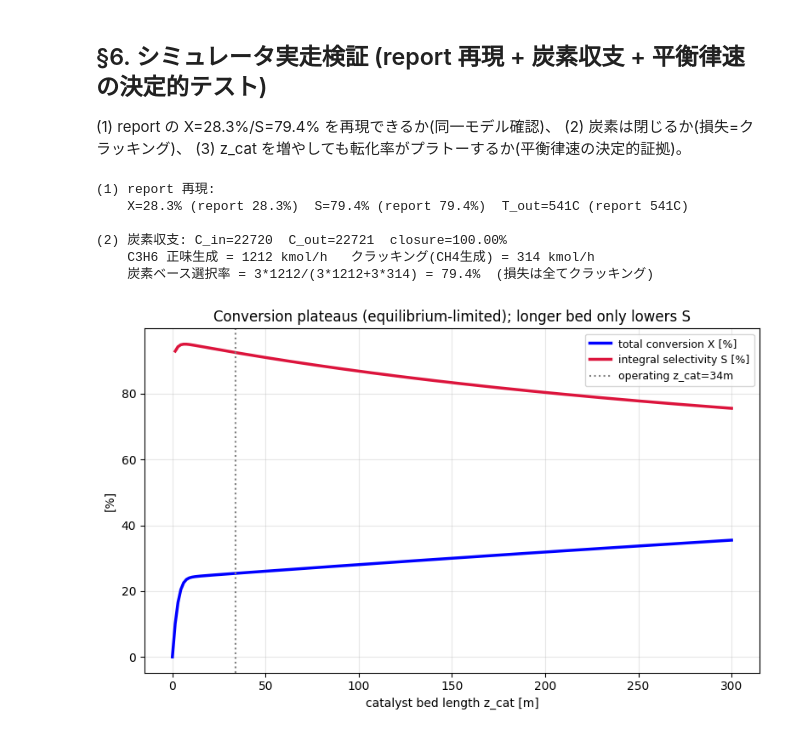
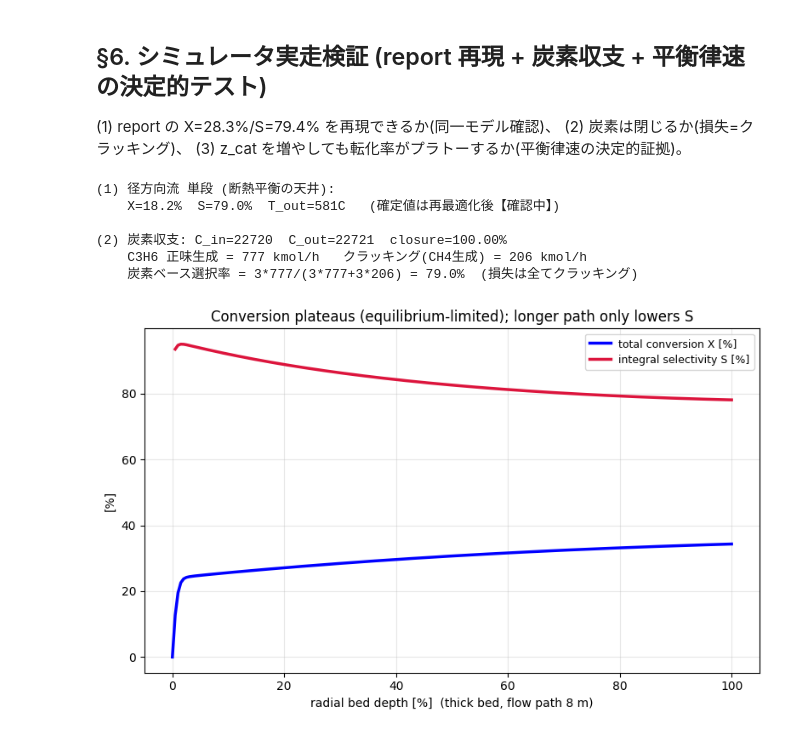
Before and after one commit to englander1996-boop/pdh_simulator, a Jupyter notebook: monitor/reactor_conversion_ceiling.ipynb, the cells around one changed output. Saved outputs shown, nothing was run; the diff lists cells and outputs as text; code cells hidden in the pictures.

```diff
--- a/monitor/reactor_conversion_ceiling.ipynb
+++ b/monitor/reactor_conversion_ceiling.ipynb
@@ -456,56 +489,63 @@ print('     S~80% は「物理上限」ではなく CAPEX とのトレードオ
 (2) 炭素は閉じるか(損失=クラッキング)、
 (3) z_cat を増やしても転化率がプラトーするか(平衡律速の決定的証拠)。
 # %%
-# (1) report 再現
-r = simulate_swing_reactor_system(DesignVars(T_in=T_IN, z_cat=Z, t_cyc=TC, D=D), feed, fixed)
+# (1) 径方向流 単段の再現 (確定設計点の数値は再最適化後【確認中】)
+r = simulate_radial_flow_reactor_system(design1, feed, fixed)
 Fo = r.effluent.F_out_avg
-print('(1) report 再現:')
-print(f'    X={r.performance.Conversion:.1f}% (report 28.3%)  '
-      f'S={r.performance.Selectivity:.1f}% (report 79.4%)  '
-      f'T_out={r.effluent.T_out_avg-273.15:.0f}C (report 541C)')
+print('(1) 径方向流 単段 (断熱平衡の天井):')
+print(f'    X={r.performance.Conversion:.1f}%  S={r.performance.Selectivity:.1f}%  '
+      f'T_out={r.effluent.T_out_avg-273.15:.0f}C   (確定値は再最適化後【確認中】)')
 
 # (2) 炭素収支 (C 原子: C3=3, C2=2, C1=1)
 Cin  = 3*A0 + 3*B0
 Cout = 3*Fo['A'] + 3*Fo['B'] + 2*Fo['D'] + 1*Fo['E'] + 2*Fo['F']
 prop_made = Fo['B'] - B0
 crack     = Fo['E']                       # CH4 = r2 進行量の指標
 print(f'\n(2) 炭素収支: C_in={Cin:.0f}  C_out={Cout:.0f}  closure={Cout/Cin*100:.2f}%')
 print(f'    C3H6 正味生成 = {prop_made:.0f} kmol/h   クラッキング(CH4生成) = {crack:.0f} kmol/h')
-print(f'    炭素ベース選択率 = 3*{prop_made:.0f}/(3*{prop_made:.0f}+3*{crack:.0f}) '
-      f'= {3*prop_made/(3*prop_made+3*crack)*100:.1f}%  (損失は全てクラッキング)')
+if prop_made > 0 and crack > 0:
+    print(f'    炭素ベース選択率 = 3*{prop_made:.0f}/(3*{prop_made:.0f}+3*{crack:.0f}) '
+          f'= {3*prop_made/(3*prop_made+3*crack)*100:.1f}%  (損失は全てクラッキング)')
 
-# (3) z_cat プラトー: 直接 ODE (SV制約を回避、t=0新鮮触媒) で z をぐっと伸ばす
-y0 = np.array([F_IN[c]*1000.0/3600.0 for c in _COMPS] + [T_IN])
-sol_long = solve_ivp(lambda z, y: _ode_axial(z, y, a0, A_cross, fixed.eps, P),
-                     (0, 300), y0, method='Radau', rtol=1e-6, atol=1e-9, dense_output=True)
-zlong = np.linspace(0, 300, 200)
+# (3) 平衡律速の決定的テスト: 床厚 Δr を極端に厚く (流路を長く) しても転化率はプラトーするか
+#     t=0 新鮮触媒で径方向 ODE を厚い床 (Δr=8m) に通し、床深さに対する X を見る
+a0 = calc_a(0.0, T_IN, P)
+ri_th = D_INNER/2.0; ro_th = ri_th + 8.0      # 厚い環状床 (Δr=8m)
+Vth = math.pi*(ro_th**2 - ri_th**2)*H*(1-fixed.eps)
+Npar_th = max(math.ceil(Vth/fixed.V_cat_max_per_vessel), 1)
+y0 = np.array([F_IN[c]*1000.0/3600.0 for c in _COMPS] + [T_IN, P])
+sol_long = solve_ivp(lambda r, y: _ode_radial(r, y, a0, H, fixed.eps, fixed.eps_bed,
+                                              fixed.d_p_m, fixed.sphericity, Npar_th),
+                     (ro_th, ri_th), y0, method='Radau', rtol=1e-6, atol=1e-9, dense_output=True)
+rr = np.linspace(ro_th, ri_th, 200)
+depth = (ro_th - rr)/(ro_th - ri_th)*100
 Xtot_long, Sint_long = [], []
-for z in zlong:
-    y = sol_long.sol(z); F = np.maximum(y[:6], 0.0)
-    Fk = F*3600/1000
-    Xt = (A0 - Fk[0])/A0*100
+for rv in rr:
+    y = sol_long.sol(rv); F = np.maximum(y[:6], 0.0); Fk = F*3600/1000
     dA = A0 - Fk[0]; dB = Fk[1] - B0
-    Xtot_long.append(Xt); Sint_long.append(dB/dA*100 if dA > 0 else np.nan)
+    Xtot_long.append(dA/A0*100); Sint_long.append(dB/dA*100 if dA > 0 else np.nan)
 
 fig, ax = plt.subplots(figsize=(8, 5))
-ax.plot(zlong, Xtot_long, color='blue', lw=2.5, label='total conversion X [%]')
-ax.plot(zlong, Sint_long, color='crimson', lw=2.5, label='integral selectivity S [%]')
-ax.axvline(Z, color='gray', ls=':', label=f'operating z_cat={Z:.0f}m')
-ax.set_xlabel('catalyst bed length z_cat [m]'); ax.set_ylabel('[%]')
-ax.set_title('Conversion plateaus (equilibrium-limited); longer bed only lowers S')
+ax.plot(depth, Xtot_long, color='blue', lw=2.5, label='total conversion X [%]')
+ax.plot(depth, Sint_long, color='crimson', lw=2.5, label='integral selectivity S [%]')
+ax.set_xlabel('radial bed depth [%]  (thick bed, flow path 8 m)'); ax.set_ylabel('[%]')
+ax.set_title('Conversion plateaus (equilibrium-limited); longer path only lowers S')
 ax.legend(fontsize=9); ax.grid(True, alpha=0.3)
 plt.tight_layout(); plt.show()
+print(f'\n(3) 厚い床(流路8m, t=0): 出口 X={Xtot_long[-1]:.1f}%  '
+      f'→ 流路を伸ばしても転化率は断熱平衡で頭打ち = 速度律速でなく平衡律速。')
+print('    一方 S は床を伸ばすほど低下(後半は r2 のみ進行)。これがリサイクル必須・多段化の動機。')
 
-i33 = np.argmin(abs(zlong-Z)); i300 = -1
-print(f'\n(3) z_cat 掃引 (t=0): z={Z:.0f}m -> X={Xtot_long[i33]:.1f}%,  '
-      f'z=300m -> X={Xtot_long[i300]:.1f}%')
-print('    9倍の床長でも転化率はわずかしか増えない = 速度律速でなく平衡律速。')
-print('    一方 S は床を伸ばすほど低下(後半は r2 のみ進行)。')
+# (4) 天井を越える唯一の手段 = 多段化 (段間再加熱)。詳細は stage_comparison.ipynb
+r3 = simulate_radial_multibed_reactor_system(design1, feed, fixed, n_beds=3)
+print(f'\n(4) 3段化(段間再加熱)で単段の天井を越える:')
+print(f'    単段  X={r.performance.Conversion:.1f}%  →  3段 累積X={r3.performance.Conversion:.1f}% '
+      f'(S={r3.performance.Selectivity:.1f}%)   ※段数比較の詳細は stage_comparison.ipynb【確認中】')
 # %% [output]
-(1) report 再現:
-    X=28.3% (report 28.3%)  S=79.4% (report 79.4%)  T_out=541C (report 541C)
+(1) 径方向流 単段 (断熱平衡の天井):
+    X=18.2%  S=79.0%  T_out=581C   (確定値は再最適化後【確認中】)
 
 (2) 炭素収支: C_in=22720  C_out=22721  closure=100.00%
-    C3H6 正味生成 = 1212 kmol/h   クラッキング(CH4生成) = 314 kmol/h
-    炭素ベース選択率 = 3*1212/(3*1212+3*314) = 79.4%  (損失は全てクラッキング)
+    C3H6 正味生成 = 777 kmol/h   クラッキング(CH4生成) = 206 kmol/h
+    炭素ベース選択率 = 3*777/(3*777+3*206) = 79.0%  (損失は全てクラッキング)
-[figure, old version]
+[figure, new version]
```
Also changed, not shown: parts of 9 cells of this notebook, 8 other files.
